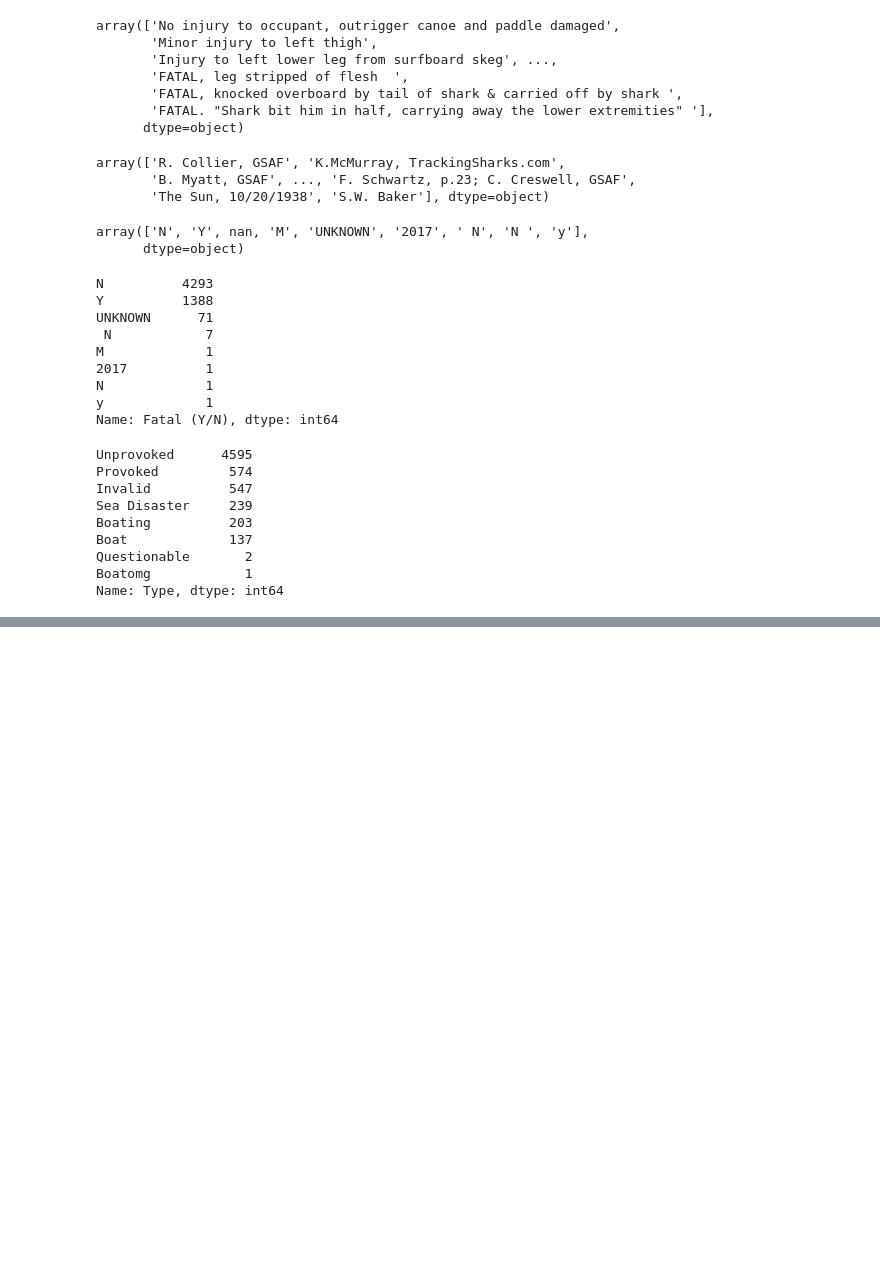
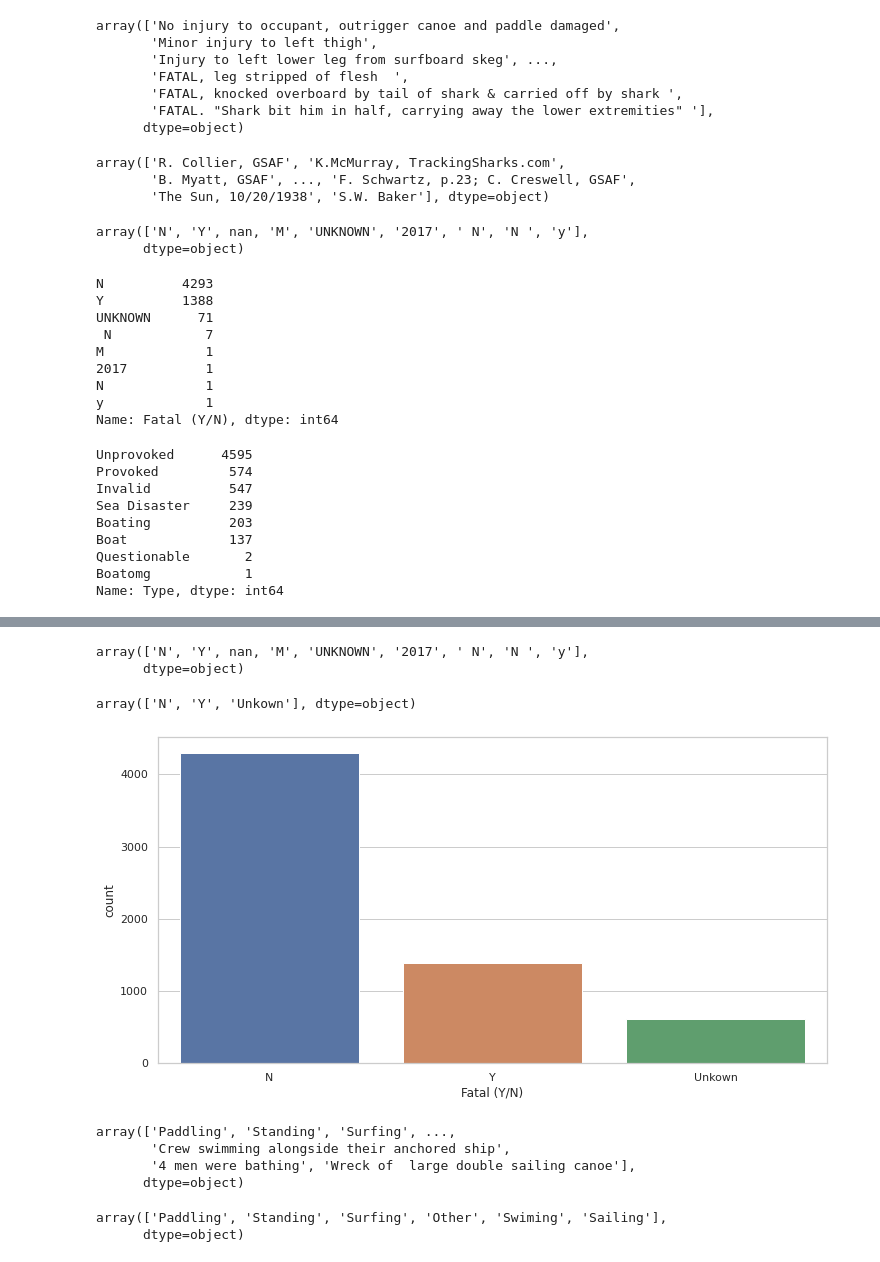
Before and after one commit to mariadelascotrina/Data-cleaning_Sharks, a Jupyter notebook: limpiar.ipynb, the cells around one changed output, grey strips where cells are left out. Cells and saved outputs as stored; diff of their text form; code cells hidden in the pictures; blank space fills up the shorter version.

```diff
--- a/limpiar.ipynb
+++ b/limpiar.ipynb
@@ -496,0 +545,5 @@ NoneType
+# %%
+def convierteaint (x):
+    return int(x)
+# %%
+tiburones2["yearnuevo"] = tiburones2["yearnuevo"].apply(convierteaint)
@@ -496,0 +570,30 @@ NoneType
+# %%
+tiburones2["Fatal (Y/N)"].unique()
+# %% [output]
+array(['N', 'Y', nan, 'M', 'UNKNOWN', '2017', ' N', 'N ', 'y'],
+      dtype=object)
+# %%
+def homogeneizarfatal(x):
+    if x == 'N' or x == ' N' or x == 'N ':
+        return 'N'
+    if  x == 'Y' or x == 'y':
+        return 'Y'
+    else:
+        return 'Unkown'
+# %%
+tiburones2["Fatal (Y/N)"] = tiburones2["Fatal (Y/N)"].apply(homogeneizarfatal)
+# %%
+tiburones2["Fatal (Y/N)"].unique()
+# %% [output]
+array(['N', 'Y', 'Unkown'], dtype=object)
+# %%
+sns.countplot(x=tiburones2["Fatal (Y/N)"]);
+# %% [output]
+[figure, added]
+# %%
+tiburones2["Activity"].unique()
+# %% [output]
+array(['Paddling', 'Standing', 'Surfing', ...,
+       'Crew swimming alongside their anchored ship',
+       '4 men were bathing', 'Wreck of  large double sailing canoe'],
+      dtype=object)
@@ -496,0 +616,5 @@ NoneType
+# %%
+tiburones2["Activity"].unique()
+# %% [output]
+array(['Paddling', 'Standing', 'Surfing', 'Other', 'Swiming', 'Sailing'],
+      dtype=object)
```
Also changed, not shown: parts of 16 cells of this notebook.
